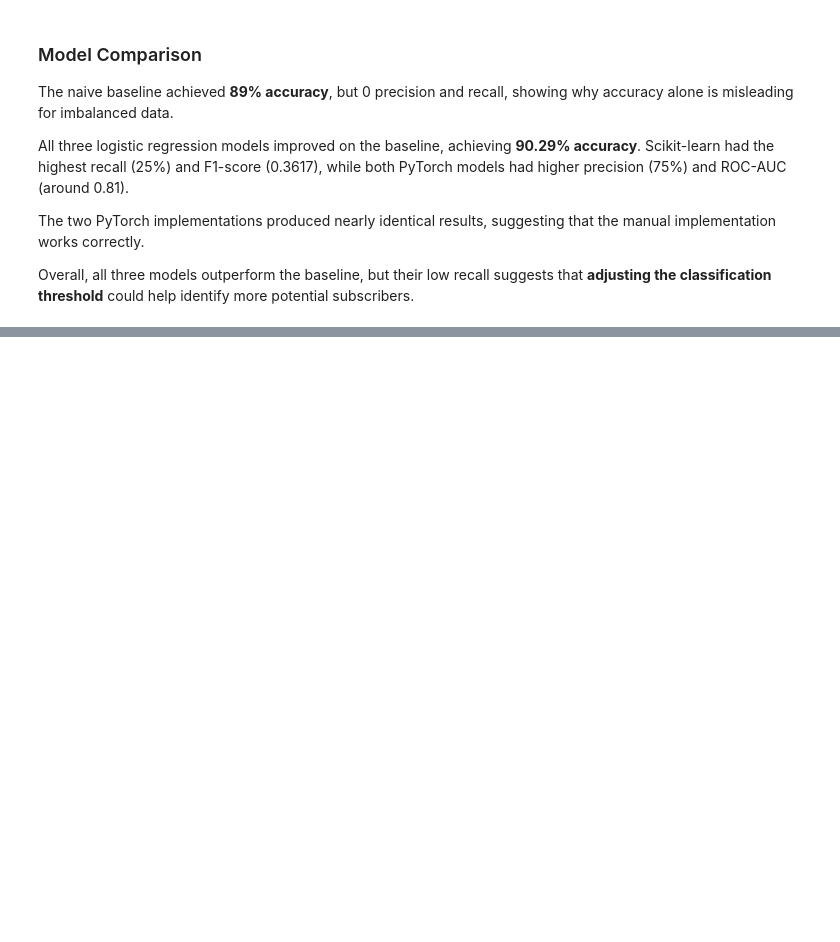
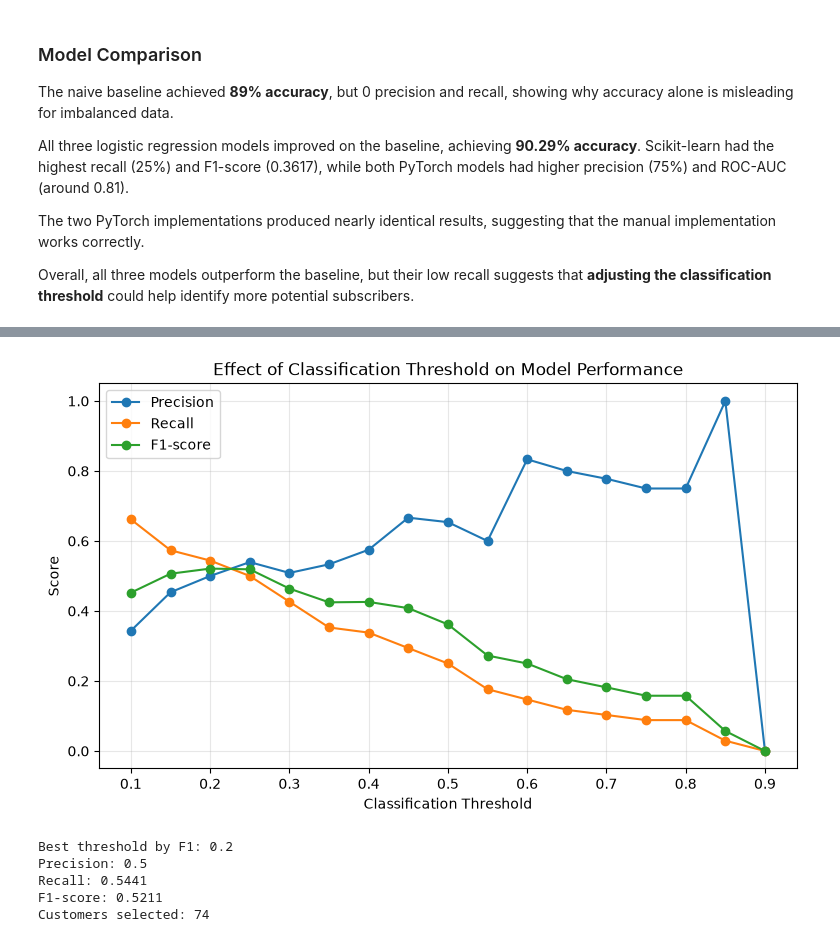
Before and after one commit to 94921234/daiist-assignment-1, a Jupyter notebook: train.ipynb, the cells around one changed output, grey strips where cells are left out. Saved outputs shown, nothing was run; the diff lists cells and outputs as text; code cells hidden in the pictures; blank space fills up the shorter version.

```diff
--- a/train.ipynb
+++ b/train.ipynb
@@ -857,0 +1029,52 @@ Overall, all three models outperform the baseline, but their low recall suggests
+# %%
+import matplotlib.pyplot as plt
+
+plt.figure(figsize=(9, 5))
+
+plt.plot(
+    threshold_df["Threshold"],
+    threshold_df["Precision"],
+    marker="o",
+    label="Precision"
+)
+
+plt.plot(
+    threshold_df["Threshold"],
+    threshold_df["Recall"],
+    marker="o",
+    label="Recall"
+)
+
+plt.plot(
+    threshold_df["Threshold"],
+    threshold_df["F1"],
+    marker="o",
+    label="F1-score"
+)
+
+plt.xlabel("Classification Threshold")
+plt.ylabel("Score")
+plt.title("Effect of Classification Threshold on Model Performance")
+plt.legend()
+plt.grid(alpha=0.3)
+plt.show()
+# %% [output]
+[figure, added]
+# %%
+best_f1_row = threshold_df.loc[
+    threshold_df["F1"].idxmax()
+]
+
+best_f1_threshold = float(best_f1_row["Threshold"])
+
+print("Best threshold by F1:", best_f1_threshold)
+print("Precision:", round(best_f1_row["Precision"], 4))
+print("Recall:", round(best_f1_row["Recall"], 4))
+print("F1-score:", round(best_f1_row["F1"], 4))
+print("Customers selected:", int(best_f1_row["Customers to Call"]))
+# %% [output]
+Best threshold by F1: 0.2
+Precision: 0.5
+Recall: 0.5441
+F1-score: 0.5211
+Customers selected: 74
```
Also changed, not shown: parts of 20 cells of this notebook.
